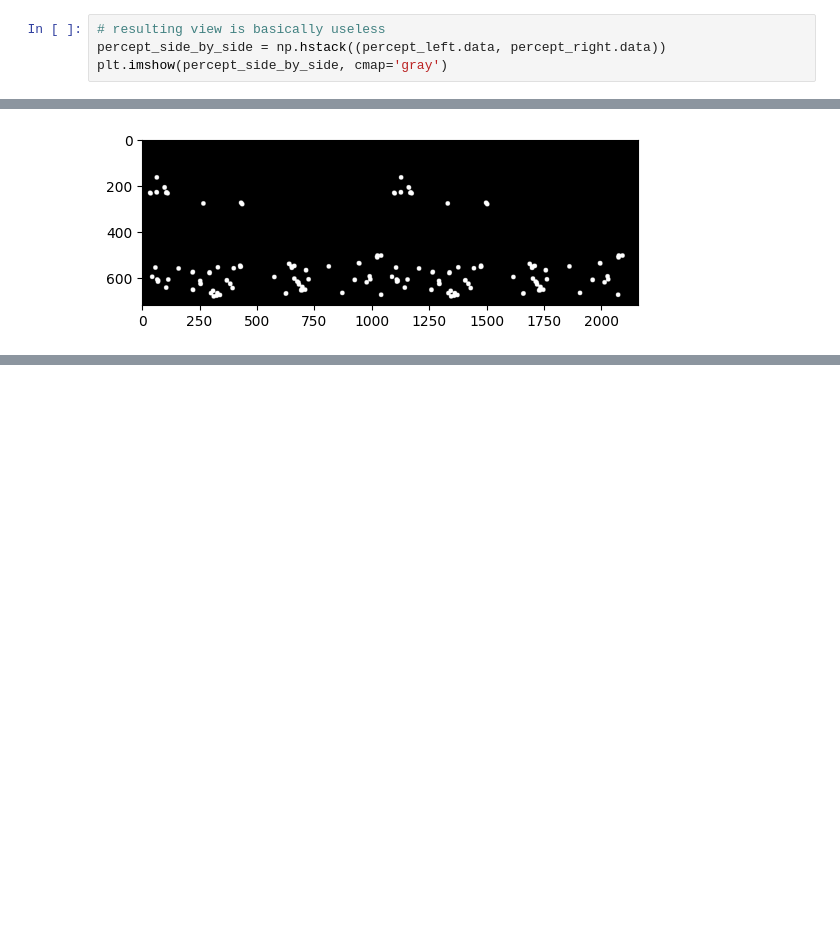
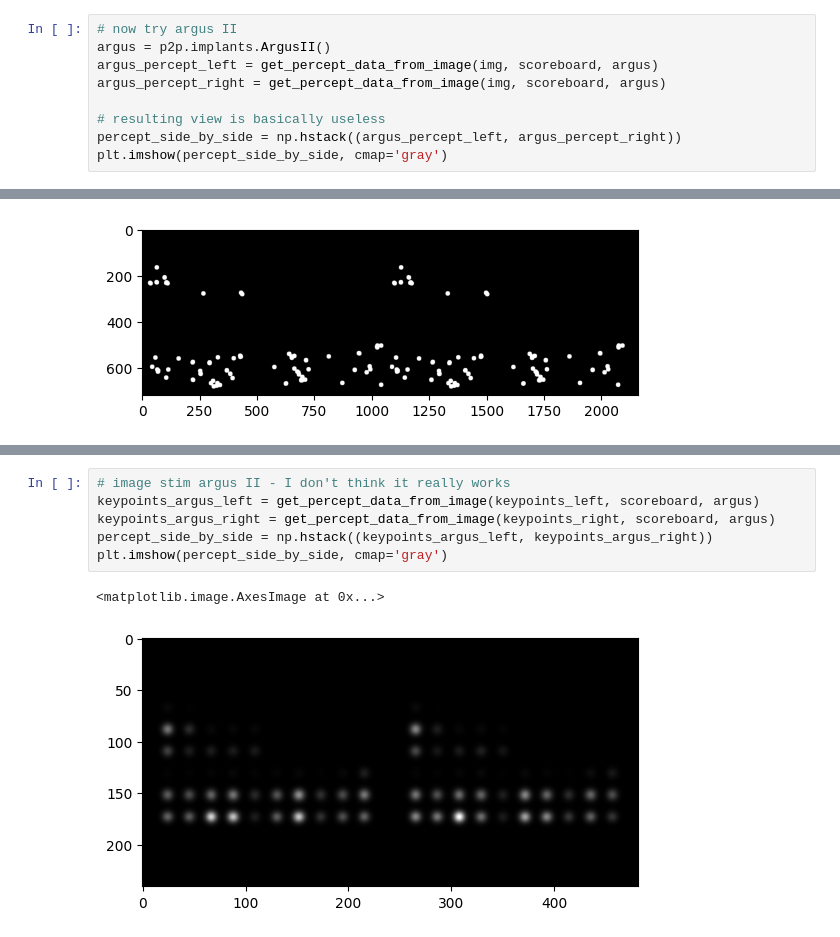
Before and after one commit to csirlin/StereoSight, a Jupyter notebook: depth.ipynb, the cells around one changed output, grey strips where cells are left out. Drawn from its saved outputs; the diff is of its cells as text; blank space fills up the shorter version.

```diff
--- a/depth.ipynb
+++ b/depth.ipynb
@@ -130,6 +125,11 @@ percept_right = model.predict_percept(implant)
 # %%
+# now try argus II
+argus = p2p.implants.ArgusII()
+argus_percept_left = get_percept_data_from_image(img, scoreboard, argus)
+argus_percept_right = get_percept_data_from_image(img, scoreboard, argus)
+
 # resulting view is basically useless
-percept_side_by_side = np.hstack((percept_left.data, percept_right.data))
+percept_side_by_side = np.hstack((argus_percept_left, argus_percept_right))
 plt.imshow(percept_side_by_side, cmap='gray')
 # %% [output]
 <matplotlib.image.AxesImage at 0x...>
@@ -249,0 +241,9 @@ plt.imshow(percept_side_by_side, cmap='gray')
+# %%
+# image stim argus II - I don't think it really works
+keypoints_argus_left = get_percept_data_from_image(keypoints_left, scoreboard, argus)
+keypoints_argus_right = get_percept_data_from_image(keypoints_right, scoreboard, argus)
+percept_side_by_side = np.hstack((keypoints_argus_left, keypoints_argus_right))
+plt.imshow(percept_side_by_side, cmap='gray')
+# %% [output]
+<matplotlib.image.AxesImage at 0x...>
+[figure, added]
```
Also changed, not shown: parts of 15 cells of this notebook.
